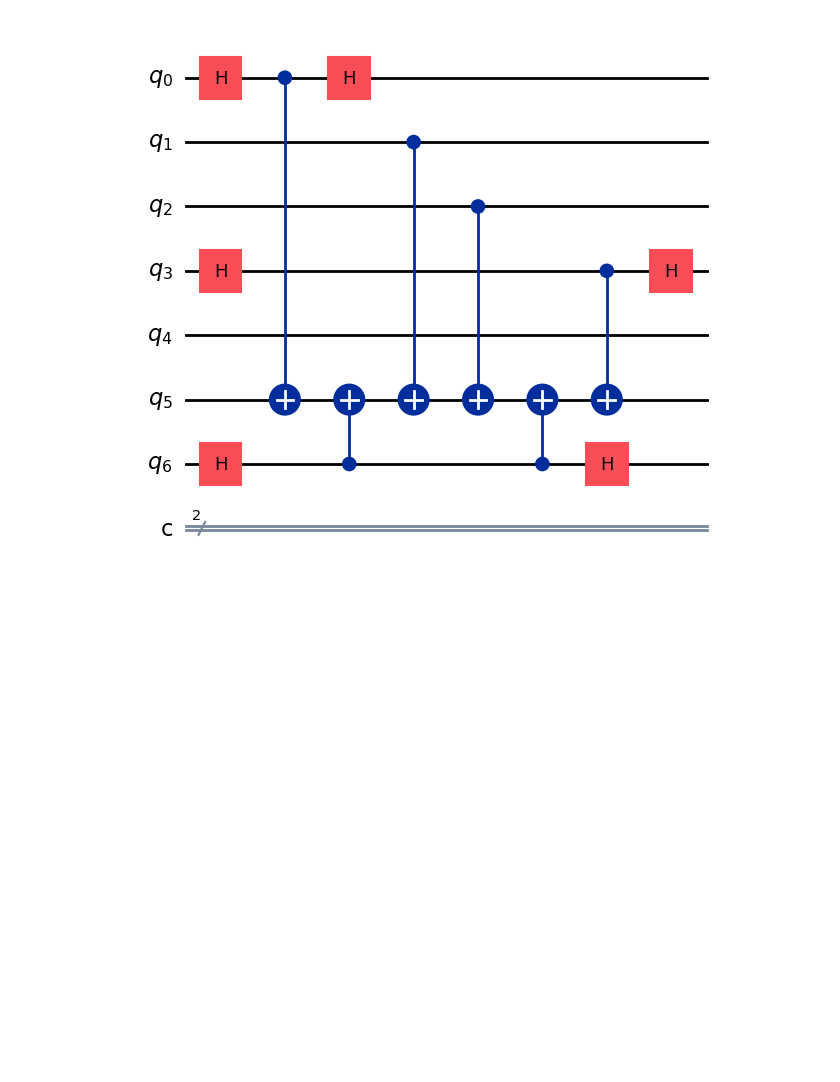
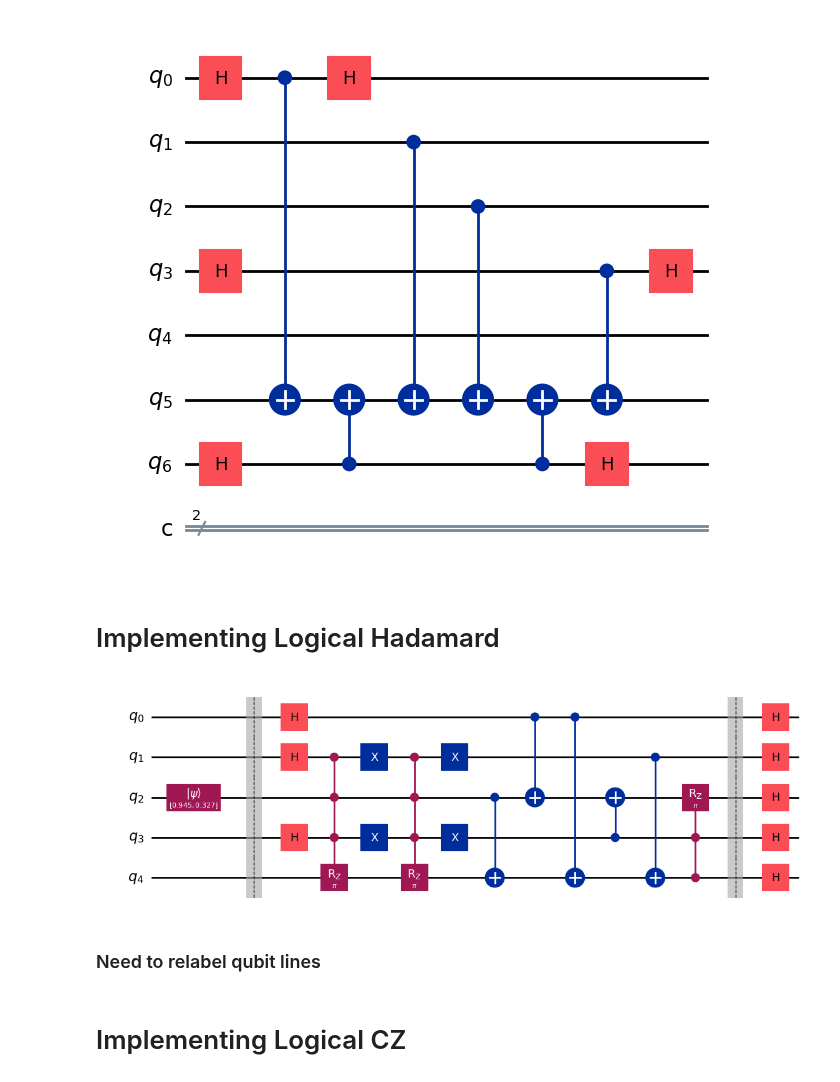
Before and after one commit to Sal7ySalt/Smallest-MSD-Protocol, a Jupyter notebook: 5_qubit_code.ipynb, the cells around one changed output. Drawn from its saved outputs; the diff is of its cells as text; code cells hidden in the pictures; blank space fills up the shorter version.

```diff
--- a/5_qubit_code.ipynb
+++ b/5_qubit_code.ipynb
@@ -148,3 +148,17 @@ display(QEC_circ.draw(output='mpl'))
 # %%
 meas_circuit_noise = QEC_circ.copy()
 meas_circuit_noise.measure([5, 6], [0, 1])
+# %% [markdown]
+# Implementing Logical Hadamard
+# %%
+circ_copy = qc.copy()
+for i in range(5):
+    circ_copy.h(i)
+
+display(circ_copy.draw(output='mpl'))
+# %% [output]
+[figure, added]
+# %% [markdown]
+### Need to relabel qubit lines
+# %% [markdown]
+# Implementing Logical CZ
```
Also changed, not shown: parts of 5 cells of this notebook.
